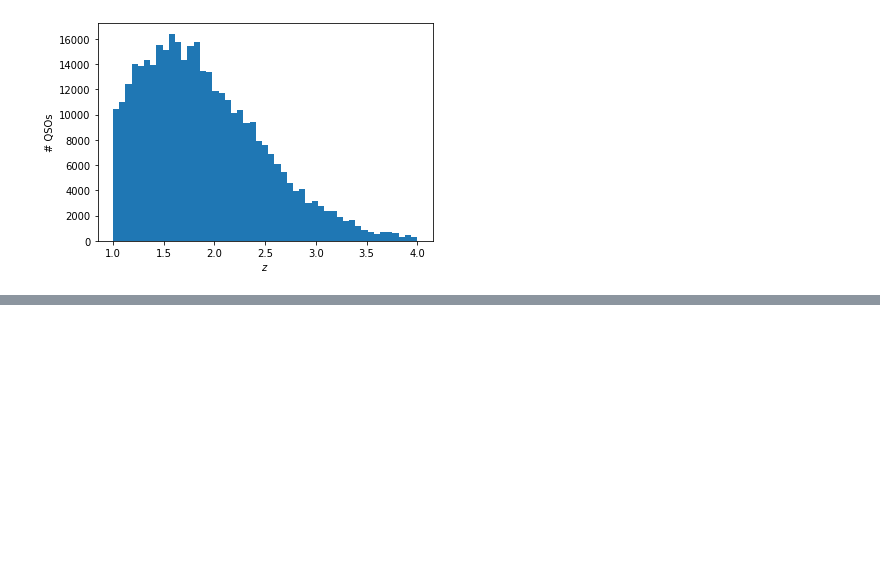
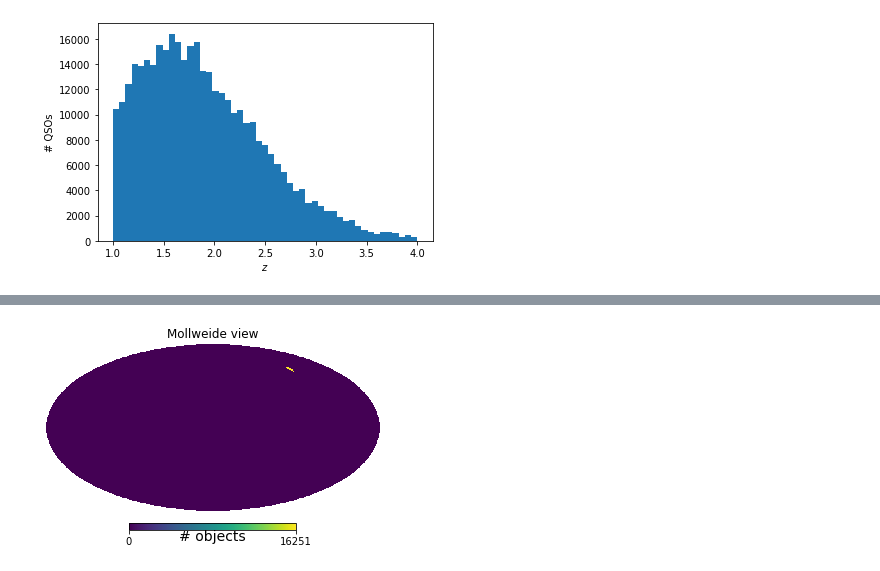
Before and after one commit to cramirezpe/QSO_clustering_analysis, a Jupyter notebook: DESI_SV3_data/read_qsos.ipynb, the cells around one changed output, grey strips where cells are left out. Drawn from its saved outputs; the diff is of its cells as text; code cells hidden in the pictures; blank space fills up the shorter version.

```diff
--- a/DESI_SV3_data/read_qsos.ipynb
+++ b/DESI_SV3_data/read_qsos.ipynb
@@ -67,0 +94,4 @@ rand = FilesBase(QSO
+# %%
+masked_rand.plot_footprint()
+# %% [output]
+[figure, added]
```
Also changed, not shown: parts of 25 cells of this notebook, 1 other file.
